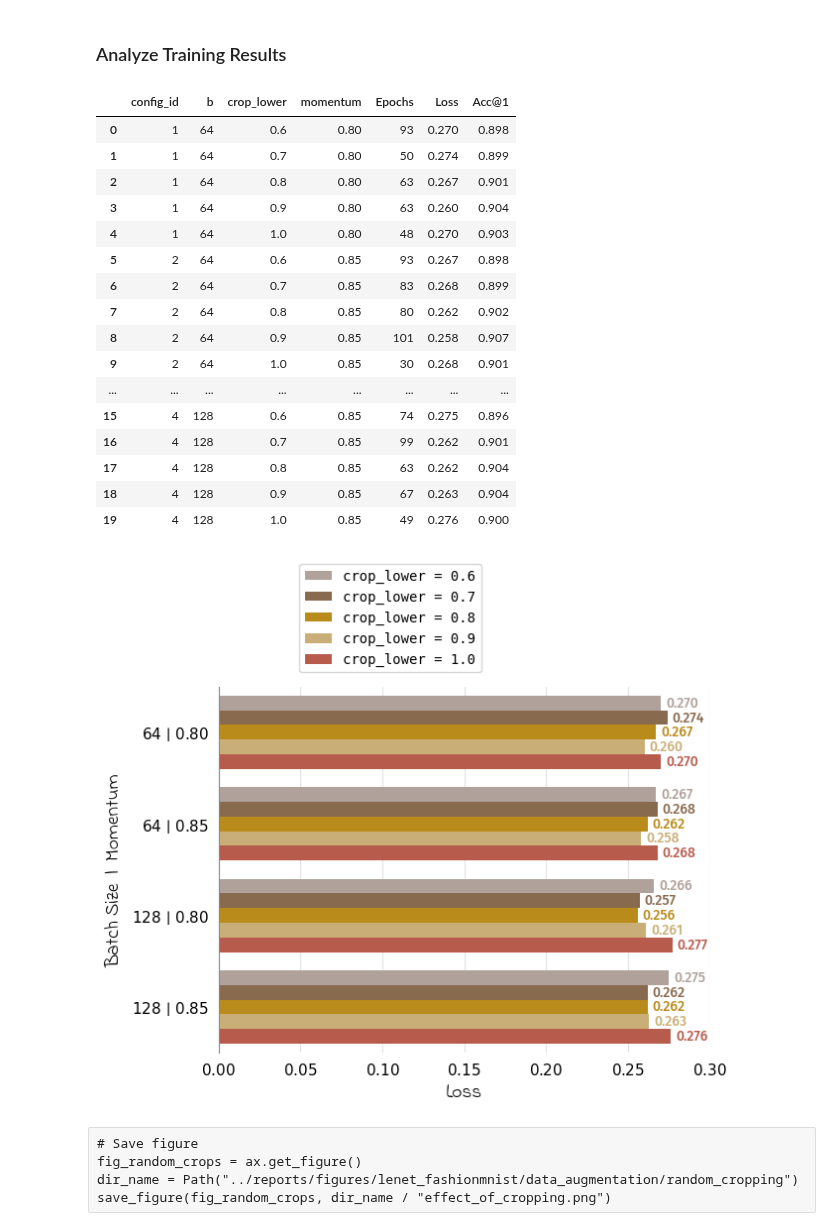
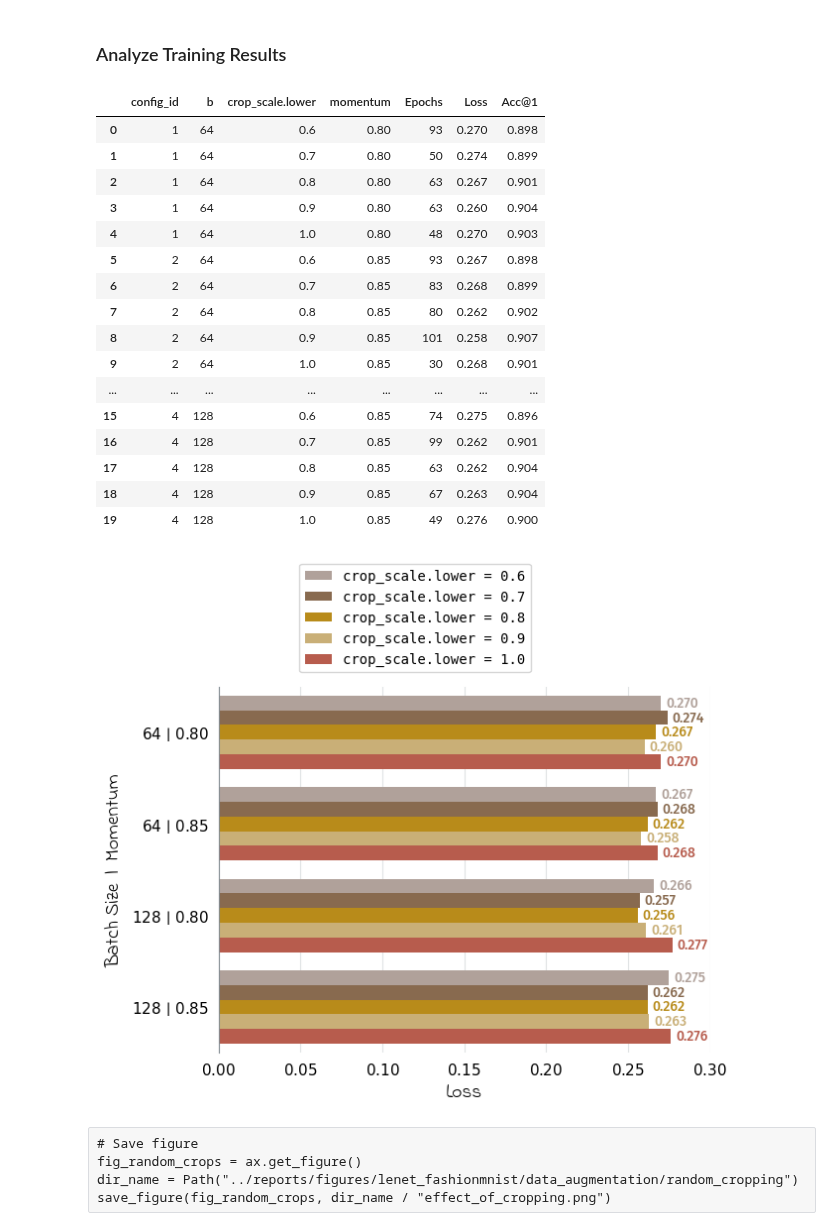
Before and after one commit to mrvnthss/rsa-vision-networks, a Jupyter notebook: notebooks/4.3-mt-data-analysis-lenet-fashionmnist.ipynb, the cells around one changed output. Saved outputs shown, nothing was run; the diff lists cells and outputs as text; code cells hidden in the pictures.

```diff
--- a/notebooks/4.3-mt-data-analysis-lenet-fashionmnist.ipynb
+++ b/notebooks/4.3-mt-data-analysis-lenet-fashionmnist.ipynb
@@ -1111,9 +1111,9 @@ random_crops = random_crops.rename(columns={"Accuracy@1": "Acc@1"})
 # Add results from horizontal flipping experiment w/ matching parameters (--> baseline w/o random cropping)
 previous_results = hflip.query("wd == 0.001 and flip_p == 0.5")
 previous_results = previous_results.drop(columns=["config_id", "flip_p", "wd"])
-previous_results["crop_lower"] = 1.0
+previous_results["crop_scale.lower"] = 1.0
 random_crops = pd.concat([random_crops, previous_results], axis=0)
-random_crops = random_crops.sort_values(by=["b", "momentum", "crop_lower"]).reset_index(drop=True)
+random_crops = random_crops.sort_values(by=["b", "momentum", "crop_scale.lower"]).reset_index(drop=True)
 
 # Add ID to identify runs with identical hparams (except for crop_lower)
 random_crops["config_id"] = random_crops.groupby(["b", "momentum"]).ngroup() + 1
@@ -1125,10 +1125,10 @@ col_order = ["config_id", *col_order]
 random_crops = random_crops[col_order]
 
 # Sort and display results
-random_crops = random_crops.sort_values(by=["config_id", "crop_lower"])
+random_crops = random_crops.sort_values(by=["config_id", "crop_scale.lower"])
 random_crops
 # %% [output]
-|  | config_id | b | crop_lower | momentum | Epochs | Loss | Acc@1 |
+|  | config_id | b | crop_scale.lower | momentum | Epochs | Loss | Acc@1 |
 | 0 | 1 | 64 | 0.6 | 0.80 | 93 | 0.270 | 0.898 |
 | 1 | 1 | 64 | 0.7 | 0.80 | 50 | 0.274 | 0.899 |
 | 2 | 1 | 64 | 0.8 | 0.80 | 63 | 0.267 | 0.901 |
@@ -1166,7 +1166,7 @@ ax = sns.barplot(
     x="Loss",
     y="config_id",
     orient="y",
-    hue="crop_lower",
+    hue="crop_scale.lower",
     palette=palette
 )
 
@@ -1197,8 +1197,9 @@ for unique_id in unique_config_ids:
     config_dict[unique_id] = f"${data['b'].astype(int)}$ | ${data['momentum']:.2f}$"
 
 # Set tick labels
-ax.set_xticks(ax.get_xticks())  # only to suppress warning
-ax.set_xticklabels(f"${float(xlabel.get_text()):.2f}$" for xlabel in ax.get_xticklabels())
+xticks = [0, 0.05, 0.1, 0.15, 0.2, 0.25, 0.3]
+ax.set_xticks(xticks)
+ax.set_xticklabels([f"${xtick:.2f}$" for xtick in xticks])
 ax.set_yticks(ax.get_yticks())  # only to suppress warning
 ax.set_yticklabels(config_dict[int(ylabel.get_text())] for ylabel in ax.get_yticklabels())
 
@@ -1208,43 +1209,43 @@ ax.set_ylabel("Batch Size  |  Momentum", font=label_font, size=14)
 
 # Modify legend
 custom_labels = {
-    "0.6": "crop_lower = 0.6",
-    "0.7": "crop_lower = 0.7",
-    "0.8": "crop_lower = 0.8",
-    "0.9": "crop_lower = 0.9",
-    "1.0": "crop_lower = 1.0"
+    "0.6": "crop_scale.lower = 0.6",
+    "0.7": "crop_scale.lower = 0.7",
+    "0.8": "crop_scale.lower = 0.8",
+    "0.9": "crop_scale.lower = 0.9",
+    "1.0": "crop_scale.lower = 1.0"
 }
 handles, labels = ax.get_legend_handles_labels()
 font_properties = FontProperties(family="monospace")
 ax.legend(
     handles,
     [custom_labels[l] for l in labels],
     prop=font_properties,
     bbox_to_anchor=(0.15, 1.02),
     loc="lower left"
 )
 
 # Add text annotations next to bars
 for bar in ax.patches:
     if bar.get_width() > 0:
         ax.text(
             bar.get_width() + 0.003,
             bar.get_y() + bar.get_height() / 2,
             f"{round(bar.get_width(), 3):.3f}",
             ha="left",
             va="center",
             color=bar.get_facecolor(),
             weight="roman",
             size=10
         )
 
 # Show plot
 plt.show()
 
 # Restore defaults
 plt.rcdefaults()
 # %% [output]
-[figure, old version]
+[figure, new version]
 # %% [raw]
 # Save figure
 fig_random_crops = ax.get_figure()
```
Also changed, not shown: 3 other files.
